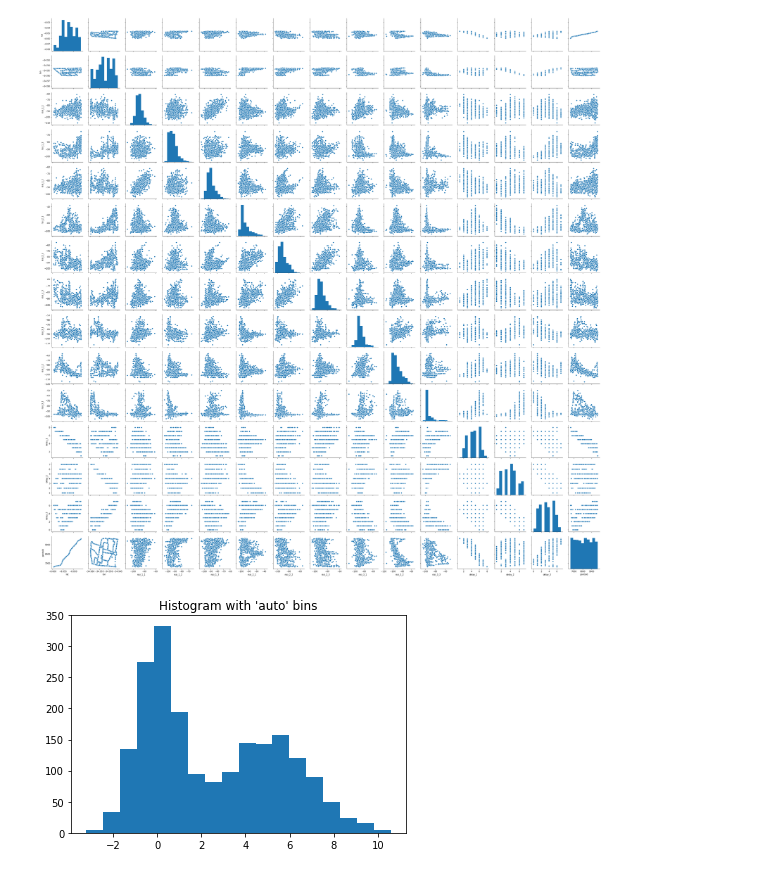
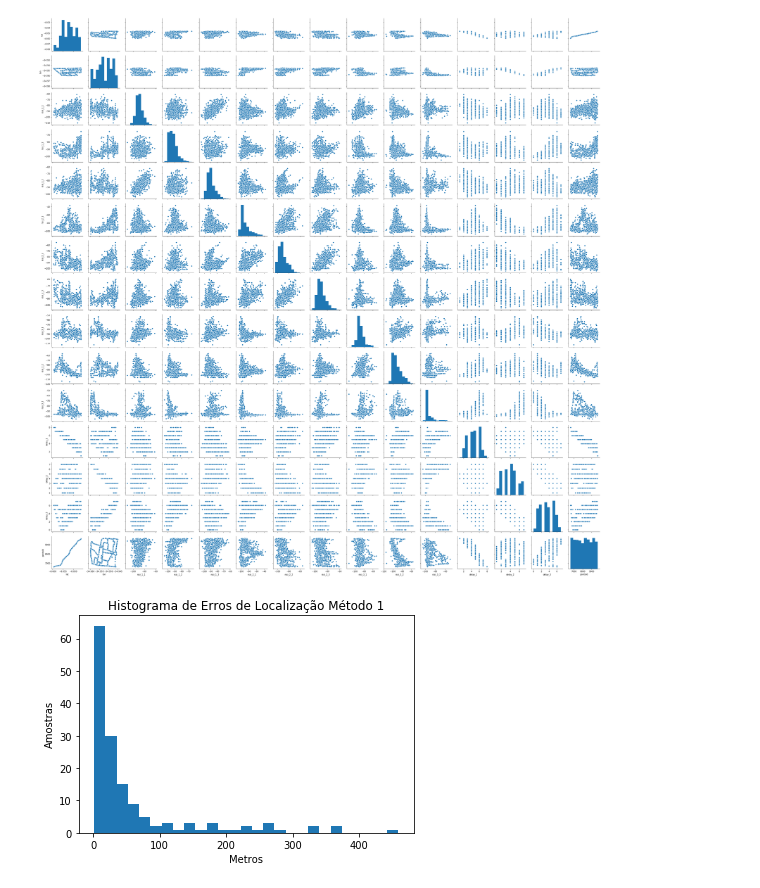
Before and after one commit to mbs8/CMoveis, a Jupyter notebook: visualization.ipynb, the cells around one changed output. Cells and saved outputs as stored; diff of their text form; code cells hidden in the pictures.

Commit message:
Histograma

```diff
--- a/visualization.ipynb
+++ b/visualization.ipynb
@@ -122,12 +122,12 @@ sns.pairplot(db)
 # %% [output]
 <seaborn.axisgrid.PairGrid at 0x...>
 [figure]
-# %%
-import matplotlib.pyplot as plt
-rng = np.random.RandomState(10)  # deterministic random data
-a = np.hstack((rng.normal(size=1000),rng.normal(loc=5, scale=2, size=1000)))
-plt.hist(a, bins='auto')  # arguments are passed to np.histogram
-plt.title("Histogram with 'auto' bins")
-plt.show()
-# %% [output]
-[figure, removed]
+# %%
+errorLocation = pd.read_csv('result/erros_teoricos.csv')
+plt.title("Histograma de Erros de Localização Método 1")
+histogram_example = plt.hist(errorLocation['1'], bins='auto')
+plt.xlabel('Metros')
+plt.ylabel('Amostras')
+plt.show()
+# %% [output]
+[figure, added]
```
Also changed, not shown: parts of 5 cells of this notebook.
